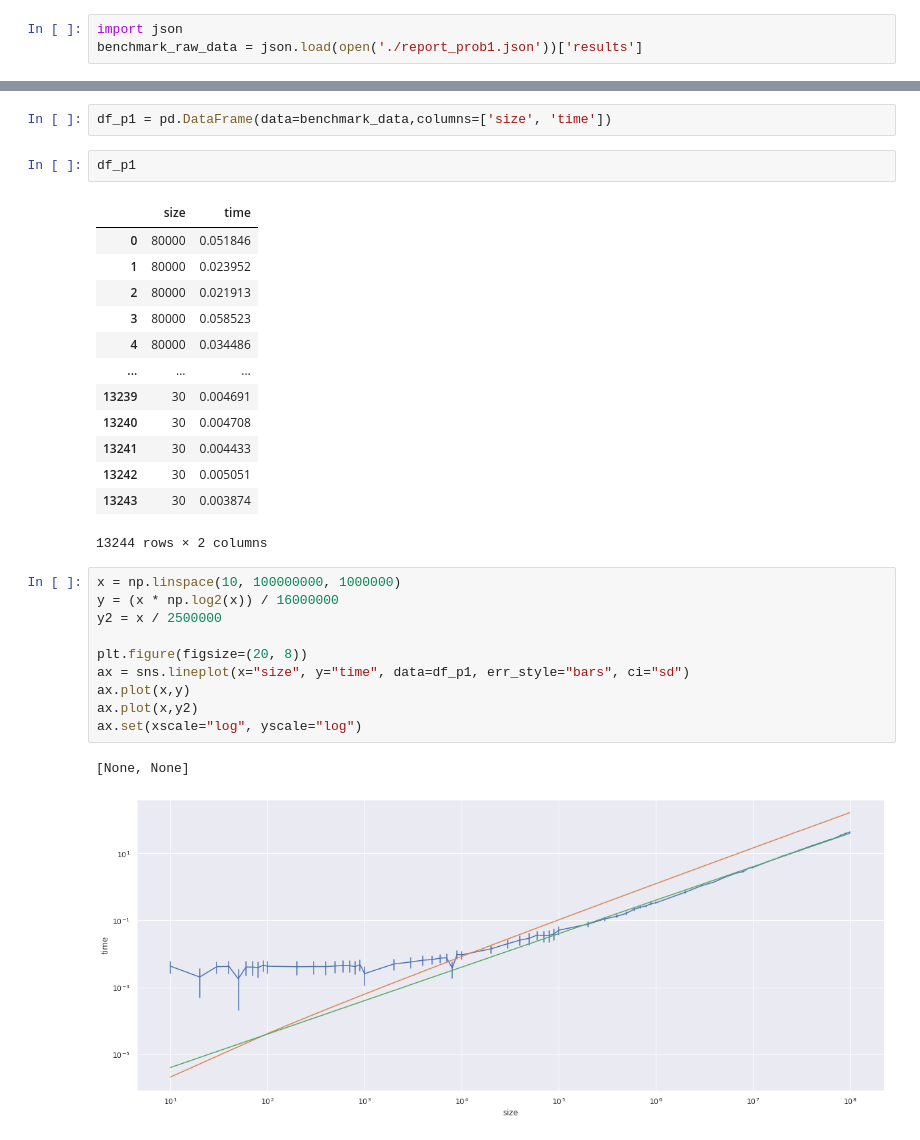
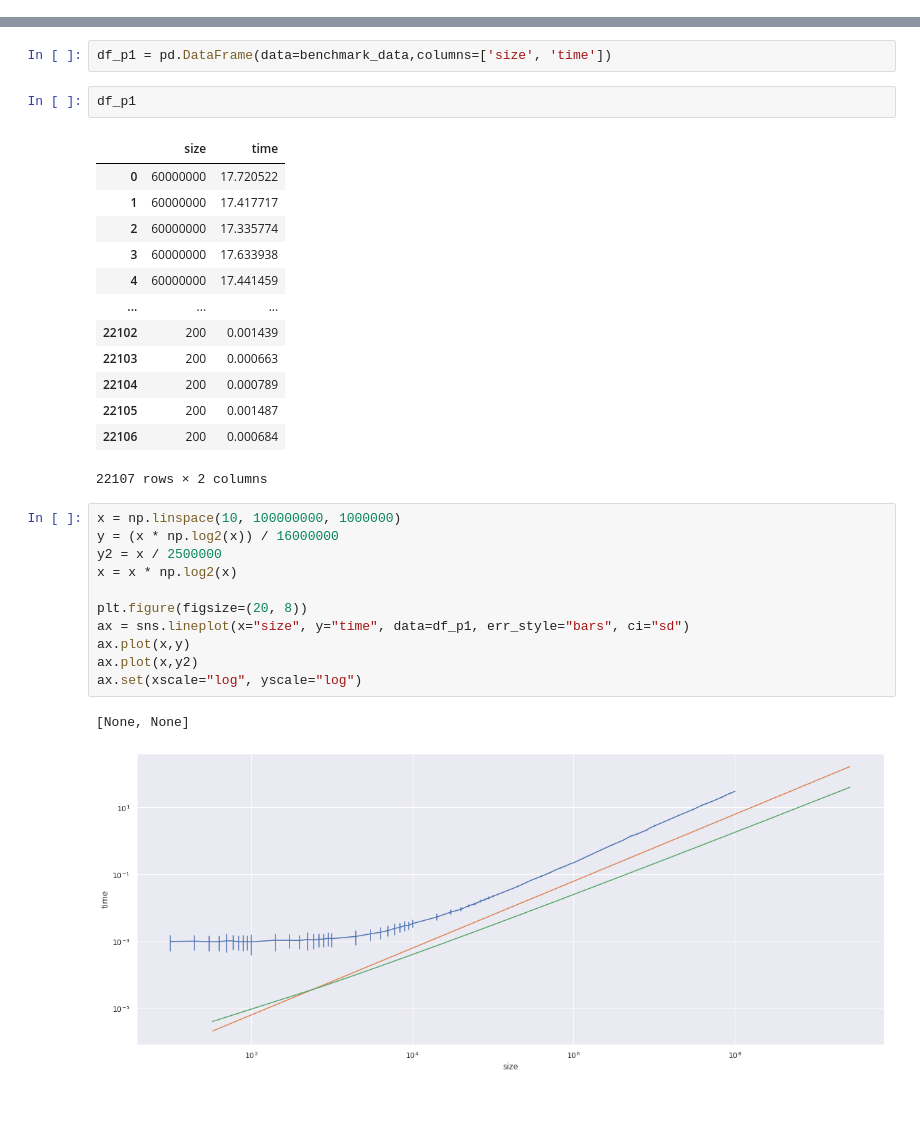
Before and after one commit to ist199211-ist199341/asa-p1, a Jupyter notebook: report/results.ipynb, the cells around one changed output, grey strips where cells are left out. Saved outputs shown, nothing was run; the diff lists cells and outputs as text; blank space fills up the shorter version.

Commit message:
Update to the new data

```diff
--- a/report/results.ipynb
+++ b/report/results.ipynb
@@ -1,6 +1,3 @@
-# %%
-import json
-benchmark_raw_data = json.load(open('./report_prob1.json'))['results']
 # %%
 import pandas as pd
 import seaborn as sns
@@ -25,28 +37,29 @@ df_p1 = pd.DataFrame(data=benchmark_data,columns=['size', 'time'])
 df_p1
 # %% [output]
 |  | size | time |
-| 0 | 80000 | 0.051846 |
-| 1 | 80000 | 0.023952 |
-| 2 | 80000 | 0.021913 |
-| 3 | 80000 | 0.058523 |
-| 4 | 80000 | 0.034486 |
+| 0 | 60000000 | 17.720522 |
+| 1 | 60000000 | 17.417717 |
+| 2 | 60000000 | 17.335774 |
+| 3 | 60000000 | 17.633938 |
+| 4 | 60000000 | 17.441459 |
 | ... | ... | ... |
-| 13239 | 30 | 0.004691 |
-| 13240 | 30 | 0.004708 |
-| 13241 | 30 | 0.004433 |
-| 13242 | 30 | 0.005051 |
-| 13243 | 30 | 0.003874 |
+| 22102 | 200 | 0.001439 |
+| 22103 | 200 | 0.000663 |
+| 22104 | 200 | 0.000789 |
+| 22105 | 200 | 0.001487 |
+| 22106 | 200 | 0.000684 |
-13244 rows × 2 columns
+22107 rows × 2 columns
 # %%
 x = np.linspace(10, 100000000, 1000000)
 y = (x * np.log2(x)) / 16000000
 y2 = x / 2500000
+x = x * np.log2(x)
 
 plt.figure(figsize=(20, 8))
 ax = sns.lineplot(x="size", y="time", data=df_p1, err_style="bars", ci="sd")
 ax.plot(x,y)
 ax.plot(x,y2)
 ax.set(xscale="log", yscale="log")
 # %% [output]
 [None, None]
-[figure, old version]
+[figure, new version]
```
Also changed, not shown: parts of 1 cell of this notebook.
